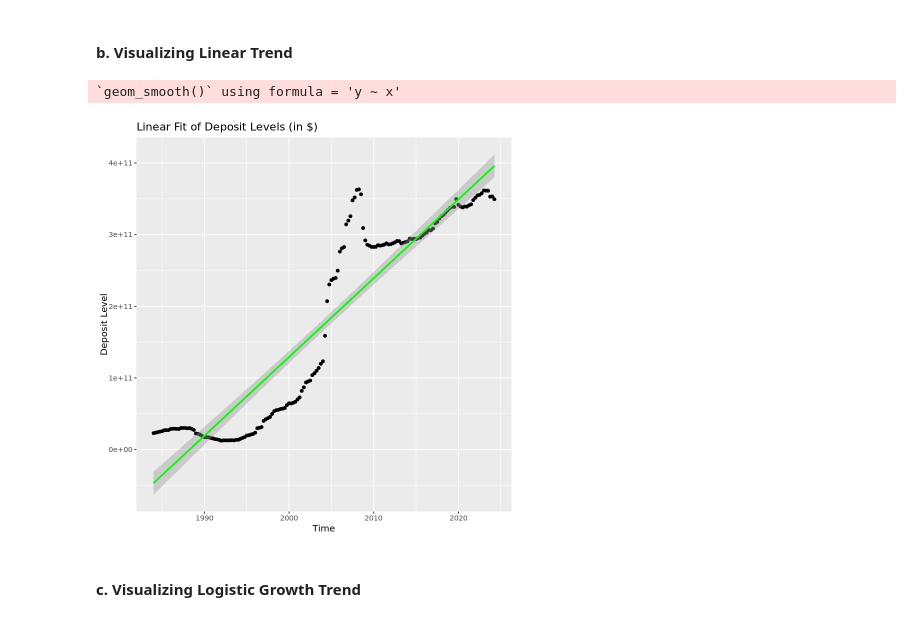
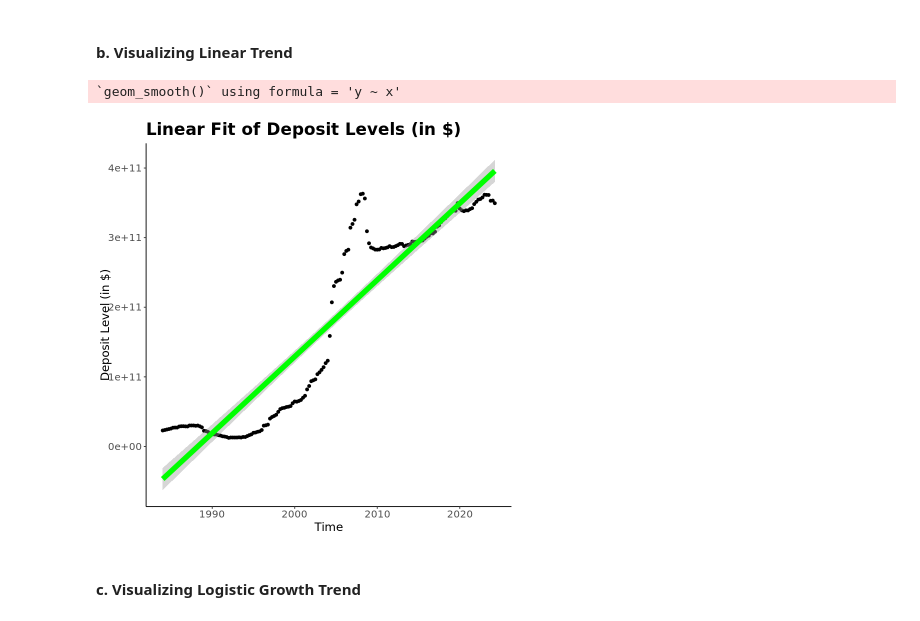
Before and after one commit to nzarama-kouadio/DUKE_MIDS_QFC_Final_Project, a Jupyter notebook: model_prediction/prophet_model.ipynb, the cells around one changed output. Saved outputs shown, nothing was run; the diff lists cells and outputs as text; code cells hidden in the pictures.

```diff
--- a/model_prediction/prophet_model.ipynb
+++ b/model_prediction/prophet_model.ipynb
@@ -91,17 +91,26 @@ $ time_as_numeric <dbl> 5113, 5204, 5295, 5387, 5479, 5569, 5660, 5752, 5844,
 # %%
 # Step 1: Time needs to be formatted as numeric for it to work ==> DONE above
 
 # Step 2: Fit the linear model
 linear_model <- lm(deposits ~ time_as_numeric ,data = deposit_levels) # Use time as numeric here
 
-# Step 3: Plot the linear model
-ggplot(deposit_levels, aes(x=time_as_date, y=deposits)) + # Use time as date here
-    geom_point() +
-    geom_smooth(method = lm, col = "green") + # Adds a linear trend
-    labs(title = "Linear Fit of Deposit Levels (in $)", x = "Time", y = "Deposit Level")
+# Step 3: Plot the model
+ggplot(deposit_levels, aes(x = time_as_date, y = deposits)) +
+  geom_point() +
+  geom_smooth(method = lm, col = "green", linewidth = 3) +
+  labs(title = "Linear Fit of Deposit Levels (in $)",
+       x = "Time",
+       y = "Deposit Level (in $)") +
+  theme_classic() +
+  theme(
+    plot.title = element_text(size = 20, face = "bold"), # Increase title size
+    axis.title.x = element_text(size = 14),             # Increase x-axis label size
+    axis.title.y = element_text(size = 14),             # Increase y-axis label size
+    axis.text = element_text(size = 12)                 # Increase axis tick labels size
+  )
 # %% [output]
 `geom_smooth()` using formula = 'y ~ x'
-[figure, old version]
+[figure, new version]
 # %% [markdown]
 #### c. Visualizing Logistic Growth Trend
 # %% [markdown]
```
Also changed, not shown: parts of 19 cells of this notebook.
